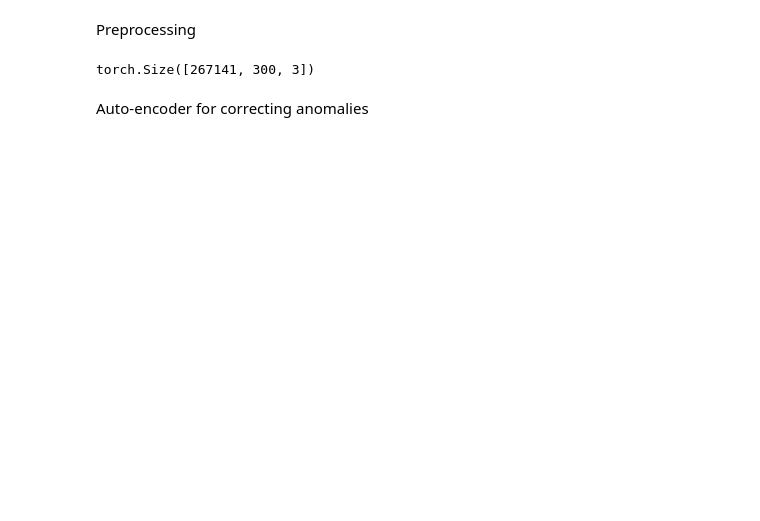
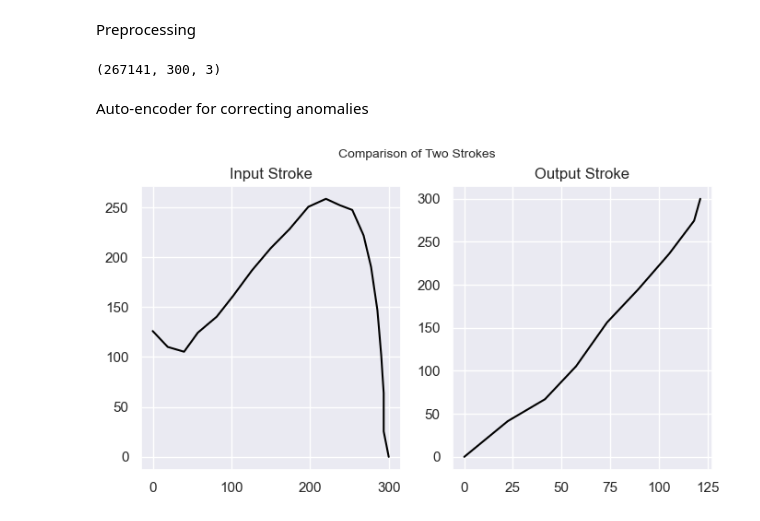
Before and after one commit to josegibson/stroke-denoiser, a Jupyter notebook: stroke_study.ipynb, the cells around one changed output. Saved outputs shown, nothing was run; the diff lists cells and outputs as text; code cells hidden in the pictures; blank space fills up the shorter version.

Commit message:
auto-encode working, stroke compare plot created. moving onto displacement data

```diff
--- a/stroke_study.ipynb
+++ b/stroke_study.ipynb
@@ -87,22 +93,10 @@ strokes = [stroke for stroke in strokes if len(stroke) <= 300 and len(stroke) >
 # replace every stroke with length less than 300 with a stroke of length 300
 max_length = 300
 strokes = np.array([np.concatenate([stroke, np.zeros((max_length - len(stroke), 3))]) for stroke in strokes])
-
-def normalize_strokes(strokes):
-    # Orient all the strokes to start from the origin
-    strokes = strokes - strokes[:,0:1,:]
-
-    # Rescale the strokes to have unit norm
-    means = np.mean(strokes, axis=(0, 1), keepdims=True)
-    stds = np.std(strokes, axis=(0, 1), keepdims=True)
-    normalized_strokes = (strokes - means) / stds
-    return normalized_strokes
-
-strokes = normalize_strokes(strokes)
 # %%
 strokes.shape
 # %% [output]
-torch.Size([267141, 300, 3])
+(267141, 300, 3)
 # %% [markdown]
 Auto-encoder for correcting anomalies
 # %%
@@ -117,3 +113,36 @@ MAX_STROKE_LEN = 300
+# %%
+def display_strokes(stroke1, stroke2):
+    fig, (ax1, ax2) = plt.subplots(ncols=2, figsize=(8, 4))
+
+    def process_stroke(stroke):
+        stroke = stroke.numpy()
+        stroke = stroke[~(np.all(stroke == 0, axis=1))]
+        x_min, y_min = np.min(stroke[:, :2], axis=0)
+        x_max, y_max = np.max(stroke[:, :2], axis=0)
+        scale_factor = 300 / max(x_max - x_min, y_max - y_min)
+        stroke -= [x_min, y_min, stroke[0, 2]]
+        stroke *= scale_factor
+        stroke = stroke[:, :2]
+        return stroke
+
+    # Stroke 1
+    stroke1 = process_stroke(stroke1)
+    ax1.plot(stroke1[:, 0], stroke1[:, 1], color='black')
+    ax1.set_title("Input Stroke")
+
+    # Stroke 2
+    stroke2 = process_stroke(stroke2)
+    ax2.plot(stroke2[:, 0], stroke2[:, 1], color='black')
+    ax2.set_title("Output Stroke")
+
+    # Set plot title
+    fig.suptitle("Comparison of Two Strokes", fontsize=10)
+
+    plt.show()
+
+display_strokes(strokes[723], strokes[724])
+# %% [output]
+[figure, added]
 # %%
 # Dataset
 
```
Also changed, not shown: parts of 7 cells of this notebook.
